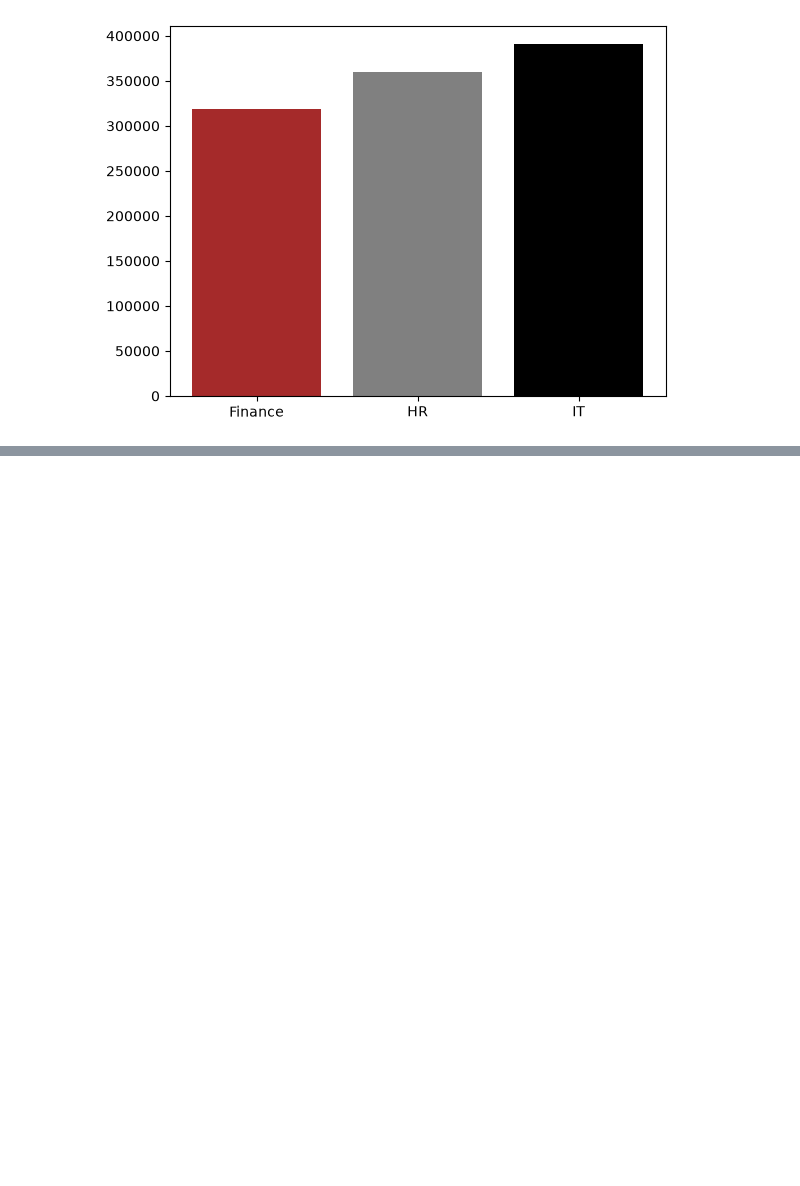
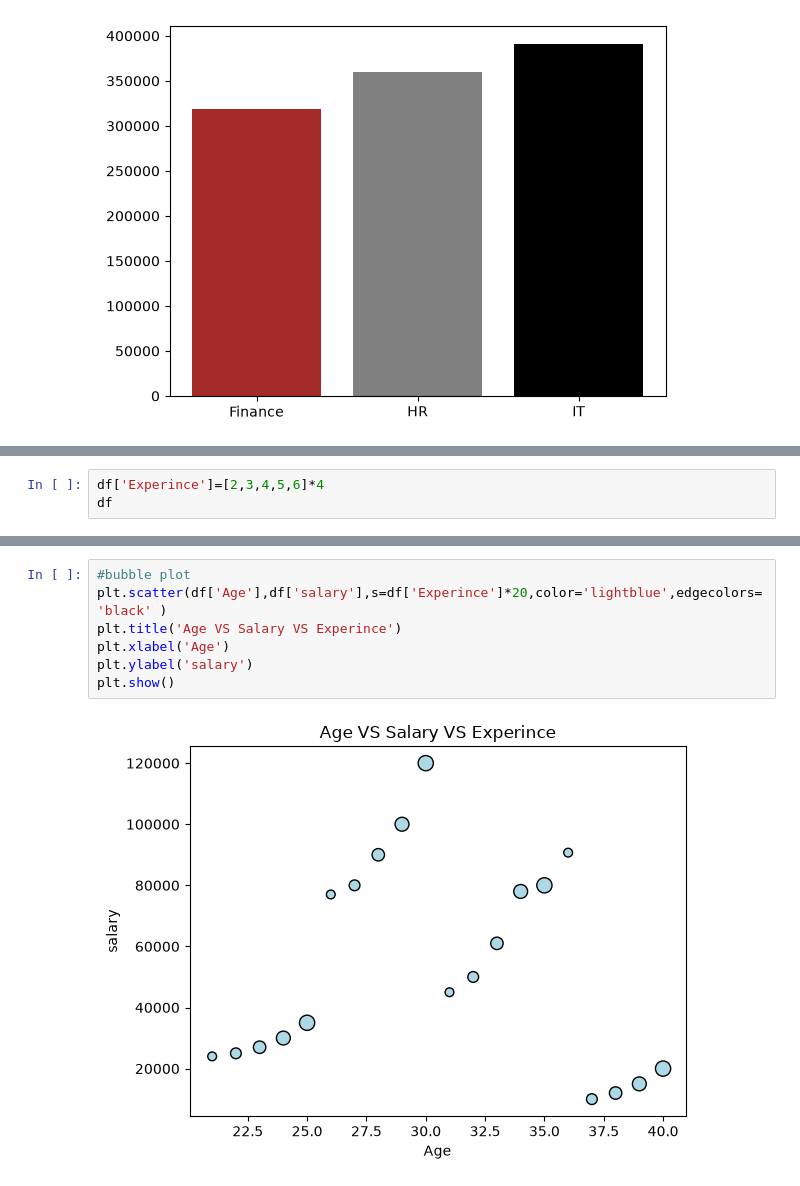
Before and after one commit to khushbu9119/Matplotlib, a Jupyter notebook: learning.ipynb, the cells around one changed output, grey strips where cells are left out. Drawn from its saved outputs; the diff is of its cells as text; blank space fills up the shorter version.

Commit message:
learning about plots

```diff
--- a/learning.ipynb
+++ b/learning.ipynb
@@ -242,0 +245,3 @@ plt.show()
+# %%
+df['Experince']=[2,3,4,5,6]*4
+df
@@ -242,0 +266,9 @@ plt.show()
+# %%
+#bubble plot
+plt.scatter(df['Age'],df['salary'],s=df['Experince']*20,color='lightblue',edgecolors='black' )
+plt.title('Age VS Salary VS Experince')
+plt.xlabel('Age')
+plt.ylabel('salary')
+plt.show()
+# %% [output]
+[figure, added]
```
Also changed, not shown: parts of 2 cells of this notebook.
